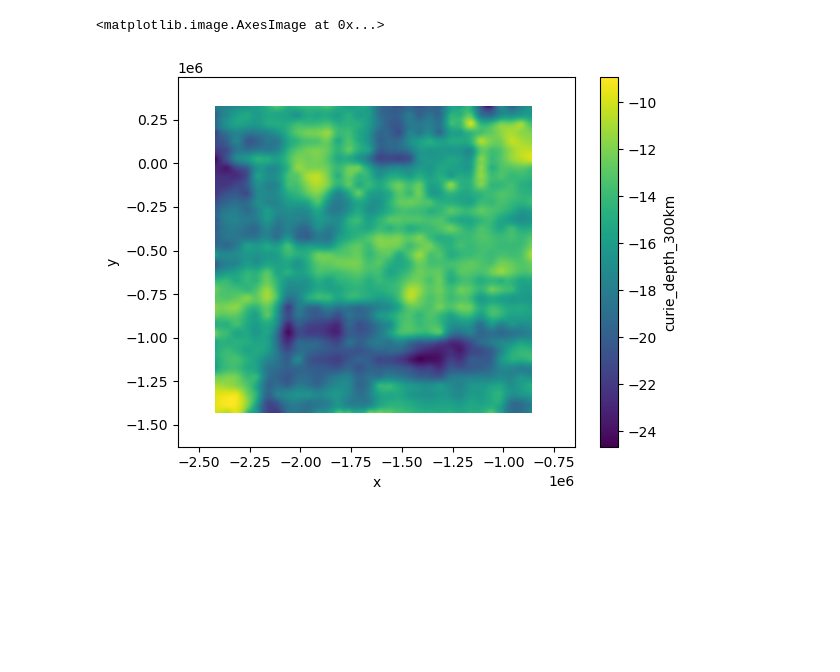
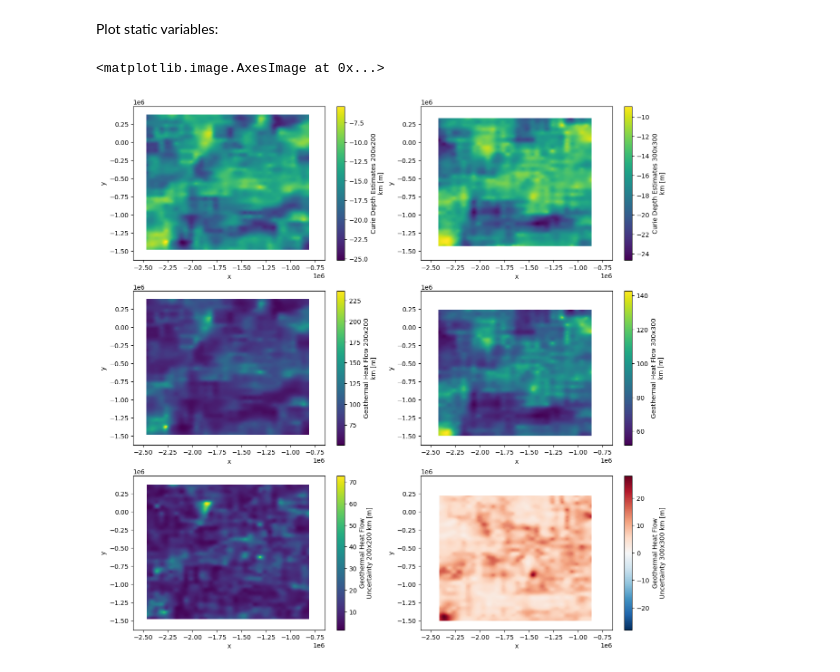
Before and after one commit to deepesdl/cube-gen, a Jupyter notebook: Polar/notebooks/polar-cube-reading.ipynb, the cells around one changed output. Drawn from its saved outputs; the diff is of its cells as text; code cells hidden in the pictures; blank space fills up the shorter version.

```diff
--- a/Polar/notebooks/polar-cube-reading.ipynb
+++ b/Polar/notebooks/polar-cube-reading.ipynb
@@ -68,8 +41,17 @@ Data variables:
+# %% [markdown]
+Plot static variables:
 # %%
-da.curie_depth_300km.plot.imshow()
+fig, axs = plt.subplots(3,2,figsize=(15,15))
+
+da.curie_depth_200km.plot.imshow(ax = axs[0,0])
+da.curie_depth_300km.plot.imshow(ax = axs[0,1])
+da.geothermal_heat_flow_200km.plot.imshow(ax = axs[1,0])
+da.geothermal_heat_flow_300km.plot.imshow(ax = axs[1,1])
+da.geothermal_heat_flow_uncertainty_200km.plot.imshow(ax = axs[2,0])
+da.geothermal_heat_flow_uncertainty_300km.plot.imshow(ax = axs[2,1])
 # %% [output]
 <matplotlib.image.AxesImage at 0x...>
-[figure, old version]
+[figure, new version]
 # %%
 da.magnetic_anomaly.plot.imshow()
 # %% [output]
```
Also changed, not shown: parts of 16 cells of this notebook, 2 other files.
